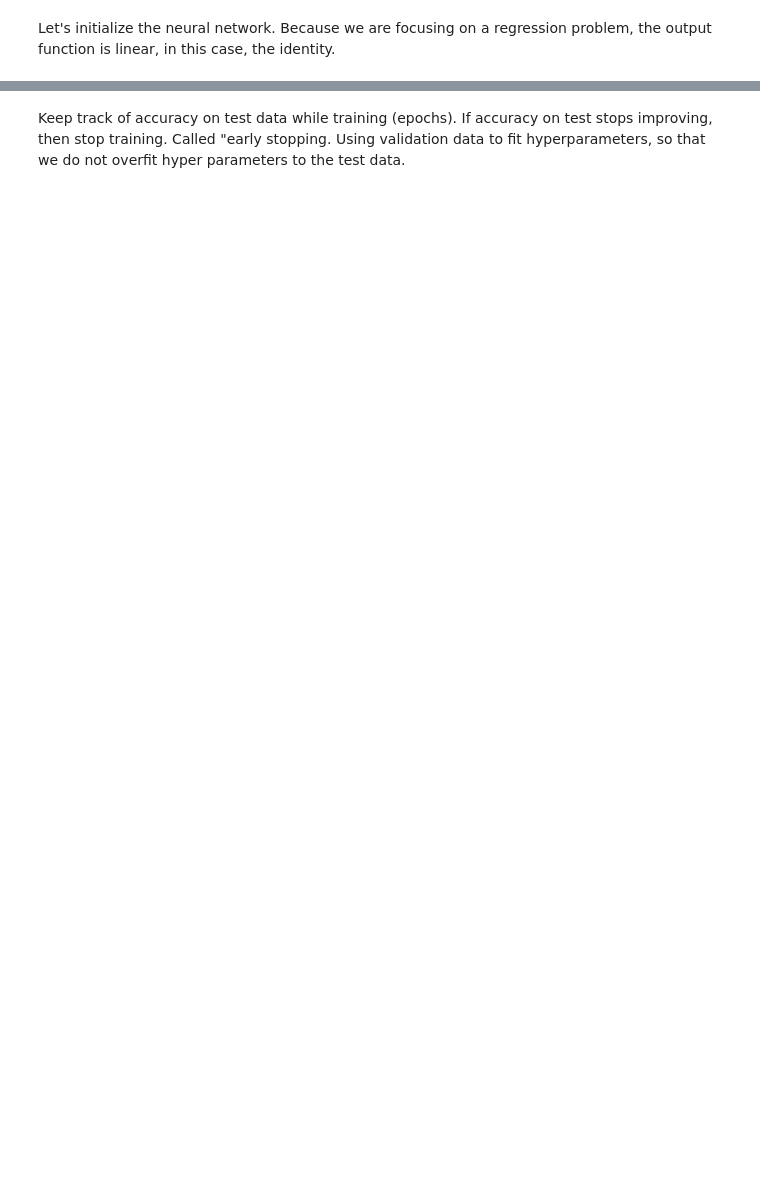
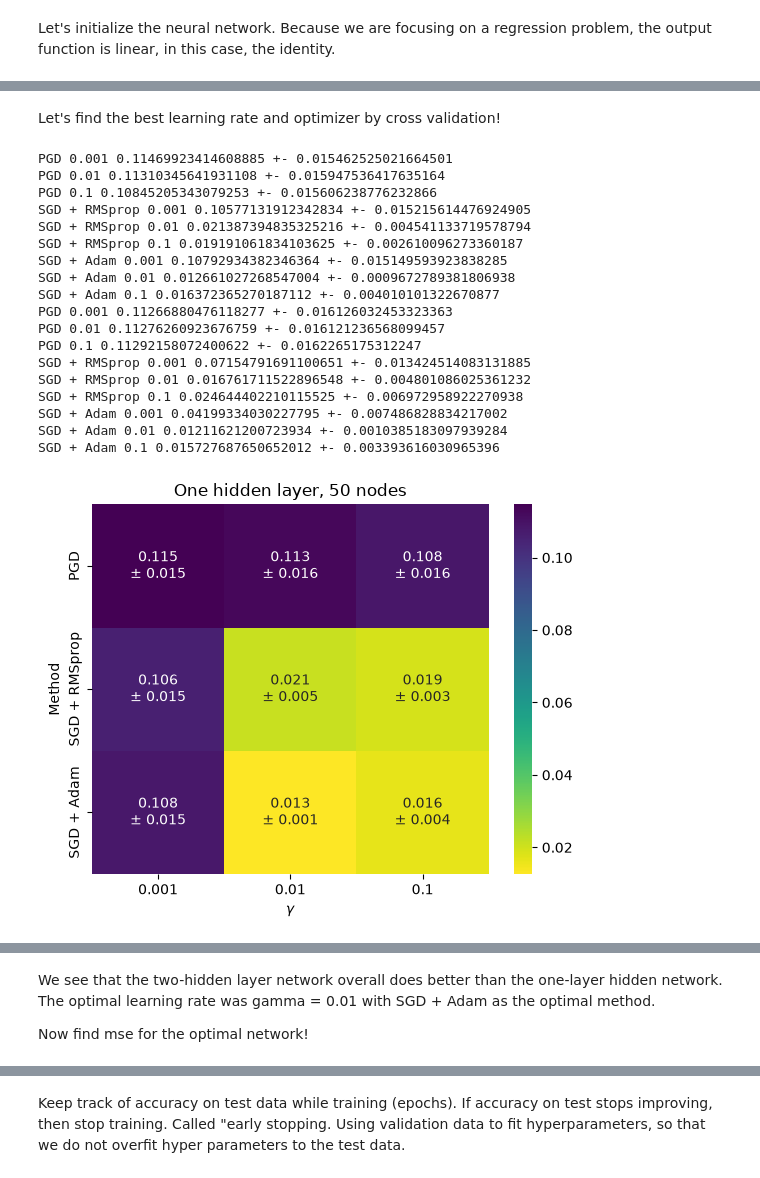
Before and after one commit to kajassandnes/FYS-STK3155, a Jupyter notebook: Project2/part_b_2.ipynb, the cells around one changed output, grey strips where cells are left out. Drawn from its saved outputs; the diff is of its cells as text; code cells hidden in the pictures; blank space fills up the shorter version.

Commit message:
Laget plots

```diff
--- a/Project2/part_b_2.ipynb
+++ b/Project2/part_b_2.ipynb
@@ -57,0 +49,69 @@ and Adam and plain gradient descent with different learning rates.
+# %% [markdown]
+Let's find the best learning rate and optimizer by cross validation!
+# %%
+X_train, X_test, y_train, y_test = train_test_split(X, y, test_size=0.2, random_state=rs)
+x_test = X_test[:, 0]
+
+sizes_1 = [50, 1]
+sizes_2 = [50, 50, 1]          # two hidden layers, 100 nodes in total
+gammas = np.logspace(-3, -1, 3) # 0.001, 0.01, 0.1
+n_epochs = 500
+batch_size = 16
+
+def make_fit(sizes, optimizer, method):
+    n_hidden = len(sizes) - 1
+    acts = [L1] * n_hidden + [identity]
+    ders = [L1_der] * n_hidden + [identity_der]
+    def fit(X_tr, y_tr):
+        net = NeuralNetwork(1, sizes, acts, ders, mse, mse_der, lmbda=0.0, seed=rs)
+        if method == "pgd":
+            net.train_pgd(X_tr, y_tr, optimizer, n_epochs=n_epochs)
+        else:
+            net.train_sgd(X_tr, y_tr, optimizer, n_epochs=n_epochs, batch_size=batch_size)
+        return net
+    return fit
+
+methods = {
+    "PGD":            lambda g: ("pgd", optax.sgd(g)),
+    "SGD + RMSprop":  lambda g: ("sgd", optax.rmsprop(g)),
+    "SGD + Adam":     lambda g: ("sgd", optax.adam(g)),
+}
+
+def lr_grid(sizes):
+    mean = np.zeros((len(methods), len(gammas)))
+    sem  = np.zeros((len(methods), len(gammas)))
+    for i, (name, make_opt) in enumerate(methods.items()):
+        for j, g in enumerate(gammas):
+            method, opt = make_opt(float(g))
+            mean[i, j], sem[i, j] = cv_mse(X_train, y_train, make_fit(sizes, opt, method))
+            print(name, g, mean[i, j], "+-", sem[i, j])
+
+    return mean, sem
+
+mean_1, sem_1 = lr_grid(sizes_1)
+mean_2, sem_2 = lr_grid(sizes_2)
+
+plot_heatmap(mean_1, sem_1, [f"{g:.3g}" for g in gammas], list(methods),
+             r"$\gamma$", "Method", "One hidden layer, 50 nodes")
+plot_heatmap(mean_2, sem_2, [f"{g:.3g}" for g in gammas], list(methods),
+             r"$\gamma$", "Method", "Two hidden layers, 50+50 nodes")
+# %% [output]
+PGD 0.001 0.11469923414608885 +- 0.015462525021664501
+PGD 0.01 0.11310345641931108 +- 0.015947536417635164
+PGD 0.1 0.10845205343079253 +- 0.015606238776232866
+SGD + RMSprop 0.001 0.10577131912342834 +- 0.015215614476924905
+SGD + RMSprop 0.01 0.021387394835325216 +- 0.004541133719578794
+SGD + RMSprop 0.1 0.019191061834103625 +- 0.002610096273360187
+SGD + Adam 0.001 0.10792934382346364 +- 0.015149593923838285
+SGD + Adam 0.01 0.012661027268547004 +- 0.0009672789381806938
+SGD + Adam 0.1 0.016372365270187112 +- 0.004010101322670877
+PGD 0.001 0.11266880476118277 +- 0.016126032453323363
+PGD 0.01 0.11276260923676759 +- 0.016121236568099457
+PGD 0.1 0.11292158072400622 +- 0.0162265175312247
+SGD + RMSprop 0.001 0.07154791691100651 +- 0.013424514083131885
+SGD + RMSprop 0.01 0.016761711522896548 +- 0.004801086025361232
+SGD + RMSprop 0.1 0.024644402210115525 +- 0.006972958922270938
+SGD + Adam 0.001 0.04199334030227795 +- 0.007486828834217002
+SGD + Adam 0.01 0.01211621200723934 +- 0.0010385183097939284
+SGD + Adam 0.1 0.015727687650652012 +- 0.003393616030965396
+[figure, added]
@@ -57,0 +119,4 @@ and Adam and plain gradient descent with different learning rates.
+# %% [markdown]
+We see that the two-hidden layer network overall does better than the one-layer hidden network. The optimal learning rate was gamma = 0.01 with SGD + Adam as the optimal method.
+
+Now find mse for the optimal network!
```
Also changed, not shown: parts of 26 cells of this notebook.
